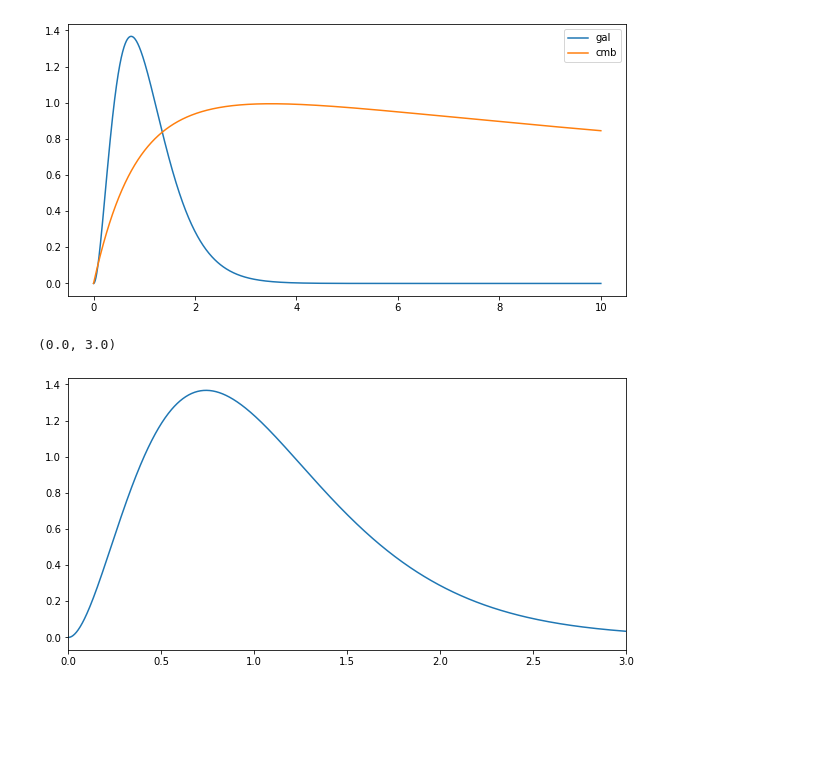
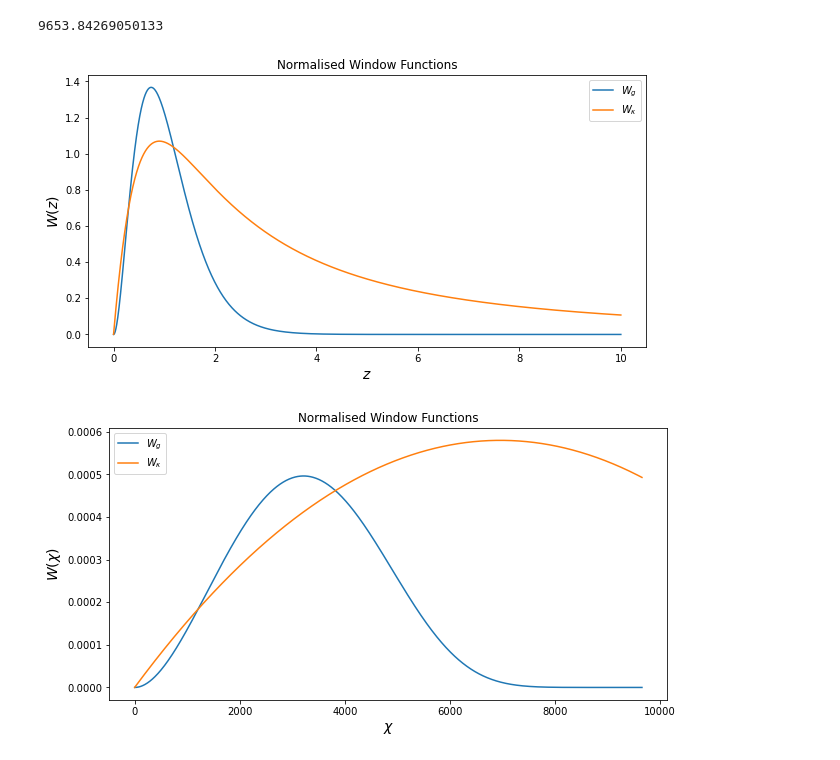
Before and after one commit to mfrobertson/omegaQE, a Jupyter notebook: kkomega/LSS.ipynb, the cells around one changed output. Saved outputs shown, nothing was run; the diff lists cells and outputs as text; code cells hidden in the pictures; blank space fills up the shorter version.

```diff
--- a/kkomega/LSS.ipynb
+++ b/kkomega/LSS.ipynb
@@ -71,26 +103,35 @@ plt.show()
+# %%
+print(cosmo.z_to_Chi(10))
+# %% [output]
+9653.84269050133
 # %%
 Chi_str = cosmo.get_chi_star()
 ellmax = 4000
 ells = np.arange(2, ellmax + 1, 1)
 Chis = np.linspace(1, cosmo.z_to_Chi(10), 1000)
-gal_window = cosmo.gal_cluster_window(Chis)
-cmb_window = cosmo.cmb_lens_window(Chis, Chi_str)
 zs = cosmo.Chi_to_z(Chis)
+gal_window_z = cosmo.gal_cluster_window_z(zs)
+gal_window_Chi = cosmo.gal_cluster_window_Chi(Chis)
+cmb_window_Chi = cosmo.cmb_lens_window(Chis, Chi_str)
+cmb_window_z = cmb_window_Chi/cosmo.get_hubble(zs)
 plt.figure()
-plt.plot(zs, gal_window, label="gal")
-plt.plot(zs, Chis**2*cmb_window/3500, label="cmb")
+plt.plot(zs, gal_window_z, label="$W_g$")
+plt.plot(zs, Chis**2*cmb_window_z/6e6, label="$W_{\kappa}$")
+plt.title("Normalised Window Functions")
+plt.ylabel("$W(z)$", fontsize=14)
+plt.xlabel("$z$", fontsize=14)
+plt.legend()
+plt.figure()
+plt.plot(Chis, gal_window_Chi, label="$W_g$")
+plt.plot(Chis, Chis**2*cmb_window_Chi/6e6, label="$W_{\kappa}$")
+plt.title("Normalised Window Functions")
+plt.ylabel("$W(\chi)$", fontsize=14)
+plt.xlabel("$\chi$", fontsize=14)
 plt.legend()
 plt.show()
 # %% [output]
-[figure, old version]
+[figure, new version]
+[figure, added]
-# %%
-zs = cosmo.Chi_to_z(Chis)
-plt.figure()
-plt.plot(zs, gal_window)
-plt.xlim(0, 3)
-# %% [output]
-(0.0, 3.0)
-[figure, removed]
 # %%
 mode = Modecoupling()
 ells1 = np.arange(1, 1000, 1)
```
Also changed, not shown: parts of 23 cells of this notebook, 7 other files.
